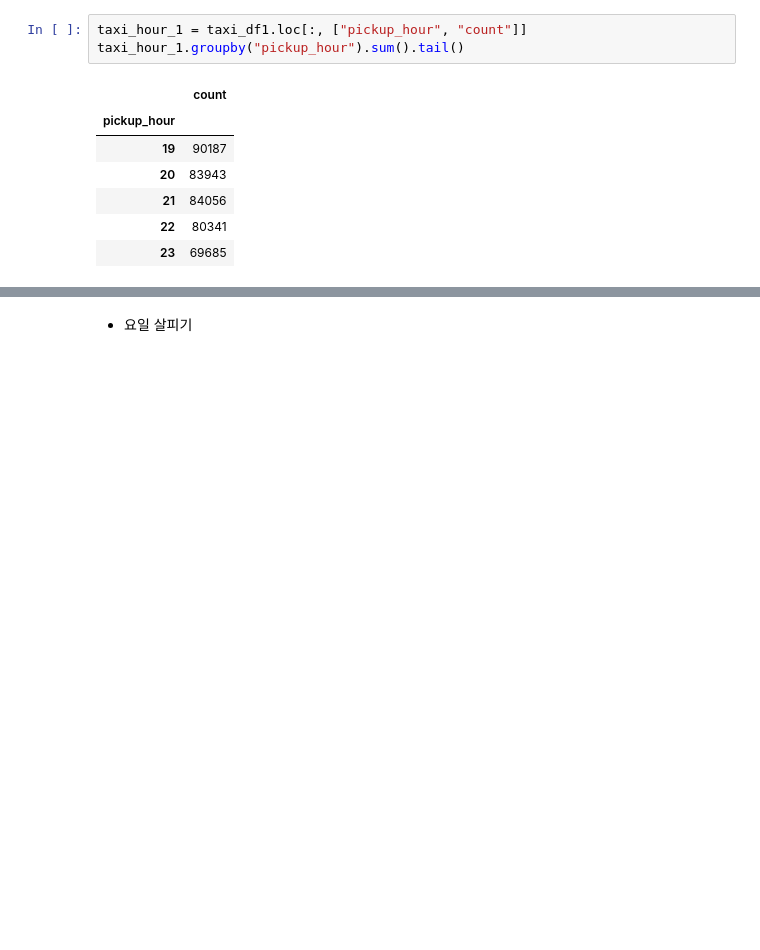
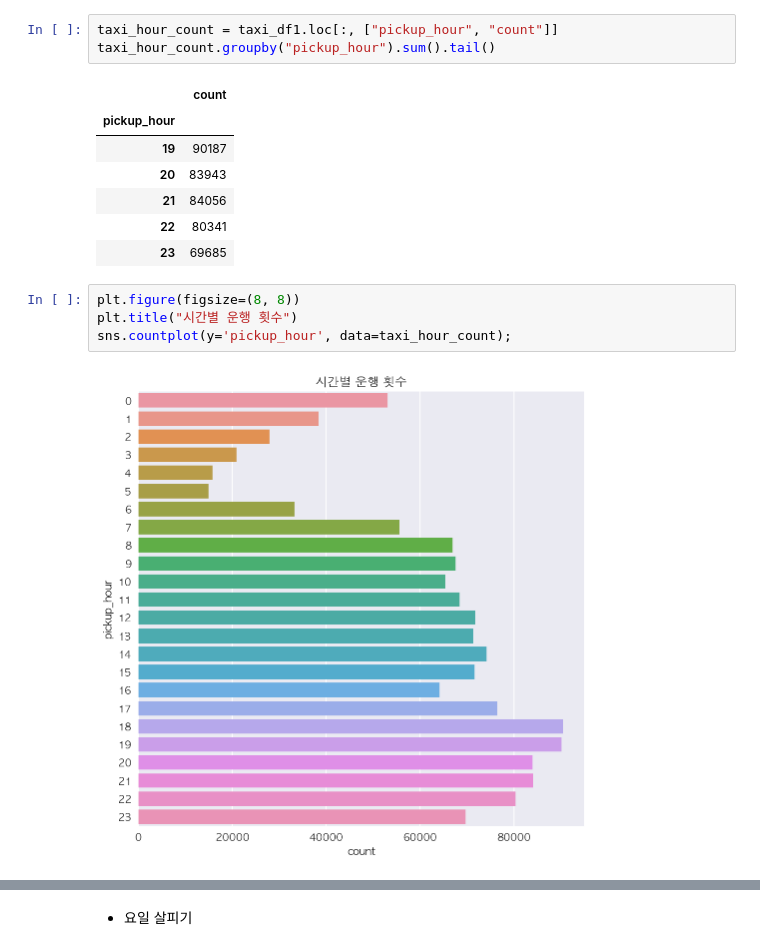
Before and after one commit to novdov/dss7b5-nyctaxi, a Jupyter notebook: EDA/EDA_release.ipynb, the cells around one changed output, grey strips where cells are left out. Cells and saved outputs as stored; diff of their text form; blank space fills up the shorter version.

```diff
--- a/EDA/EDA_release.ipynb
+++ b/EDA/EDA_release.ipynb
@@ -135,6 +152,6 @@ print(taxi_df1["pickup_hour"].max())
 # %%
-taxi_hour_1 = taxi_df1.loc[:, ["pickup_hour", "count"]]
-taxi_hour_1.groupby("pickup_hour").sum().tail()
+taxi_hour_count = taxi_df1.loc[:, ["pickup_hour", "count"]]
+taxi_hour_count.groupby("pickup_hour").sum().tail()
 # %% [output]
 |  | count |
 | pickup_hour |  |
@@ -143,4 +160,10 @@ taxi_hour_1.groupby("pickup_hour").sum().tail()
 | 21 | 84056 |
 | 22 | 80341 |
 | 23 | 69685 |
+# %%
+plt.figure(figsize=(8, 8))
+plt.title("시간별 운행 횟수")
+sns.countplot(y='pickup_hour', data=taxi_hour_count);
+# %% [output]
+[figure, added]
 # %%
```
Also changed, not shown: parts of 19 cells of this notebook.
